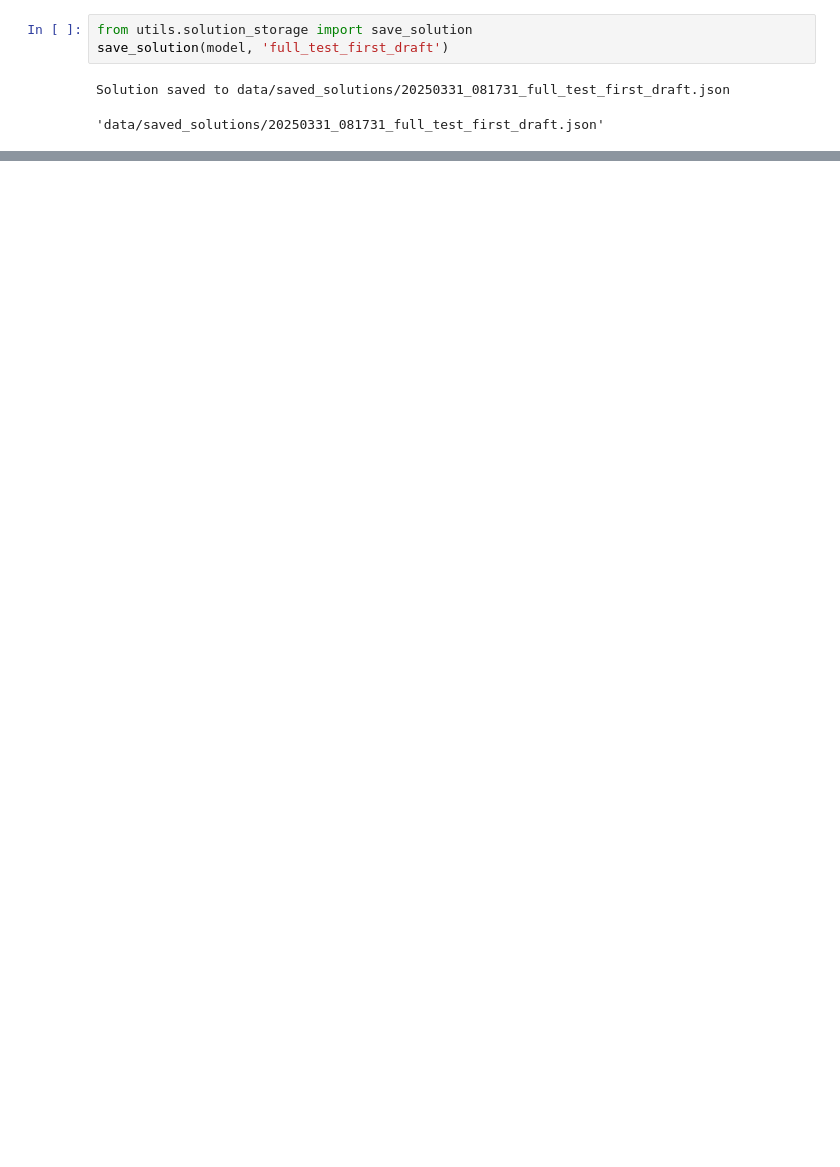
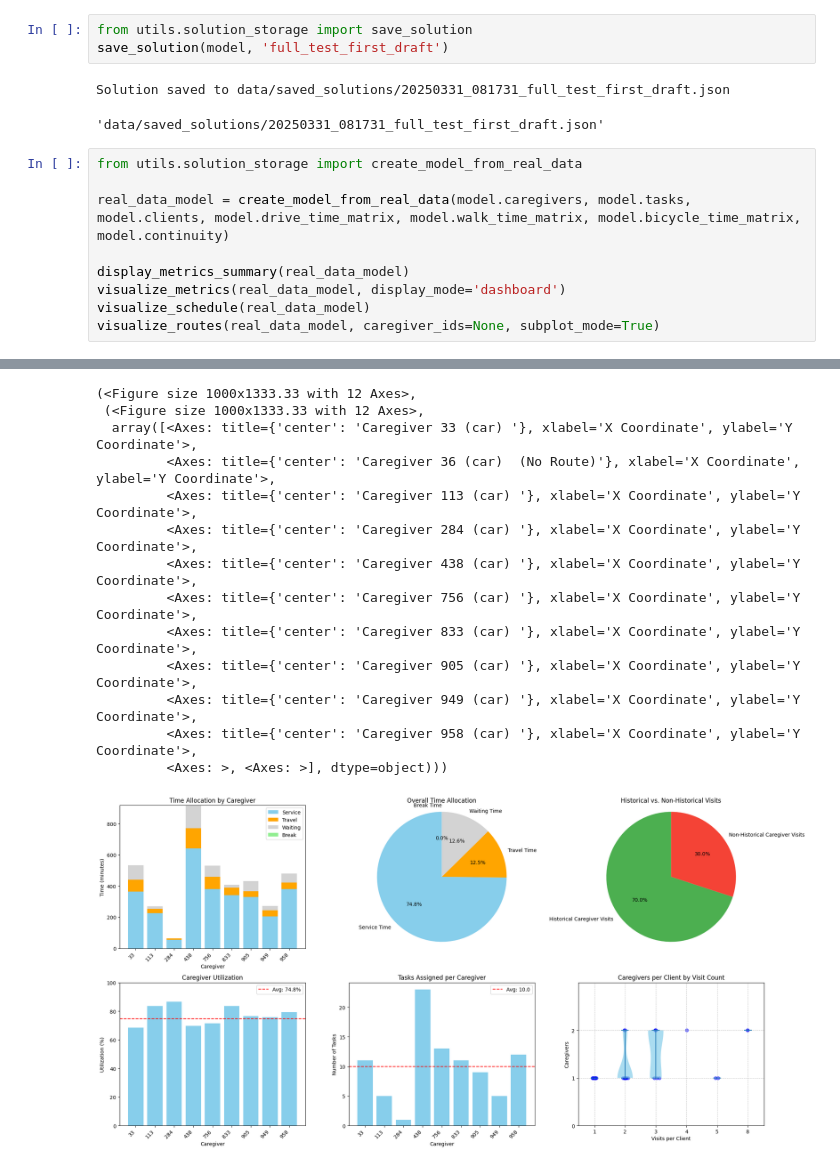
Before and after one commit to vilhelm-k/SA120X_KEX, a Jupyter notebook: main.ipynb, the cells around one changed output, grey strips where cells are left out. Cells and saved outputs as stored; diff of their text form; blank space fills up the shorter version.

```diff
--- a/main.ipynb
+++ b/main.ipynb
@@ -102,3 +102,13 @@ save_solution(model, 'full_test_first_draft')
 # %% [output]
 Solution saved to data/saved_solutions/20250331_081731_full_test_first_draft.json
 'data/saved_solutions/20250331_081731_full_test_first_draft.json'
+# %%
+from utils.solution_storage import create_model_from_real_data
+
+real_data_model = create_model_from_real_data(model.caregivers, model.tasks, model.clients, model.drive_time_matrix, model.walk_time_matrix, model.bicycle_time_matrix, model.continuity)
+
+display_metrics_summary(real_data_model)
+visualize_metrics(real_data_model, display_mode='dashboard')
+visualize_schedule(real_data_model)
+visualize_routes(real_data_model, caregiver_ids=None, subplot_mode=True)
+# %% [output]
@@ -104,0 +132,14 @@ Solution saved to data/saved_solutions/20250331_081731_full_test_first_draft.jso
+(<Figure size 1000x1333.33 with 12 Axes>,
+ (<Figure size 1000x1333.33 with 12 Axes>,
+  array([<Axes: title={'center': 'Caregiver 33 (car) '}, xlabel='X Coordinate', ylabel='Y Coordinate'>,
+         <Axes: title={'center': 'Caregiver 36 (car)  (No Route)'}, xlabel='X Coordinate', ylabel='Y Coordinate'>,
+         <Axes: title={'center': 'Caregiver 113 (car) '}, xlabel='X Coordinate', ylabel='Y Coordinate'>,
+         <Axes: title={'center': 'Caregiver 284 (car) '}, xlabel='X Coordinate', ylabel='Y Coordinate'>,
+         <Axes: title={'center': 'Caregiver 438 (car) '}, xlabel='X Coordinate', ylabel='Y Coordinate'>,
+         <Axes: title={'center': 'Caregiver 756 (car) '}, xlabel='X Coordinate', ylabel='Y Coordinate'>,
+         <Axes: title={'center': 'Caregiver 833 (car) '}, xlabel='X Coordinate', ylabel='Y Coordinate'>,
+         <Axes: title={'center': 'Caregiver 905 (car) '}, xlabel='X Coordinate', ylabel='Y Coordinate'>,
+         <Axes: title={'center': 'Caregiver 949 (car) '}, xlabel='X Coordinate', ylabel='Y Coordinate'>,
+         <Axes: title={'center': 'Caregiver 958 (car) '}, xlabel='X Coordinate', ylabel='Y Coordinate'>,
+         <Axes: >, <Axes: >], dtype=object)))
+[figure, added]
```
Also changed, not shown: parts of 4 cells of this notebook, 4 other files.
